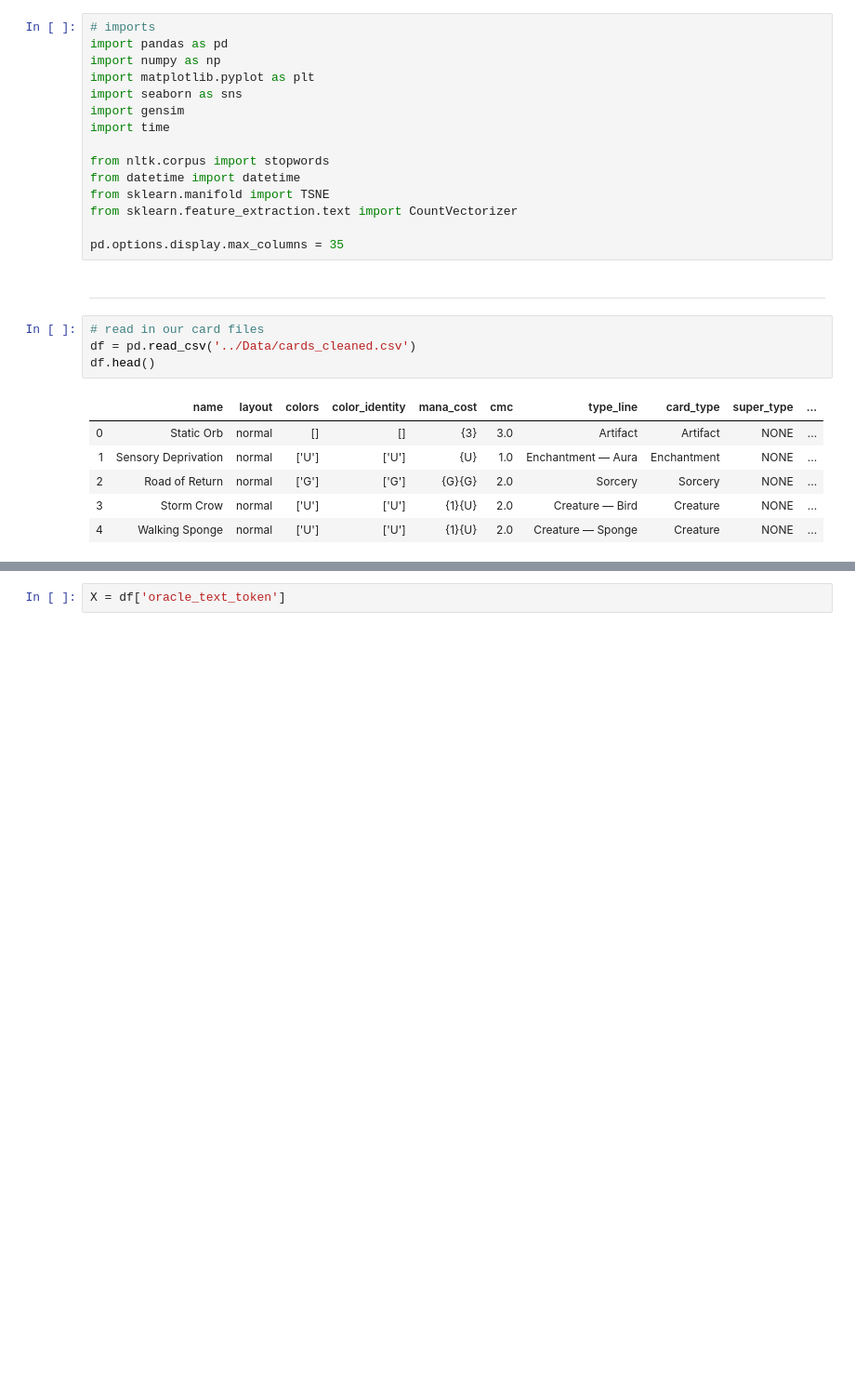
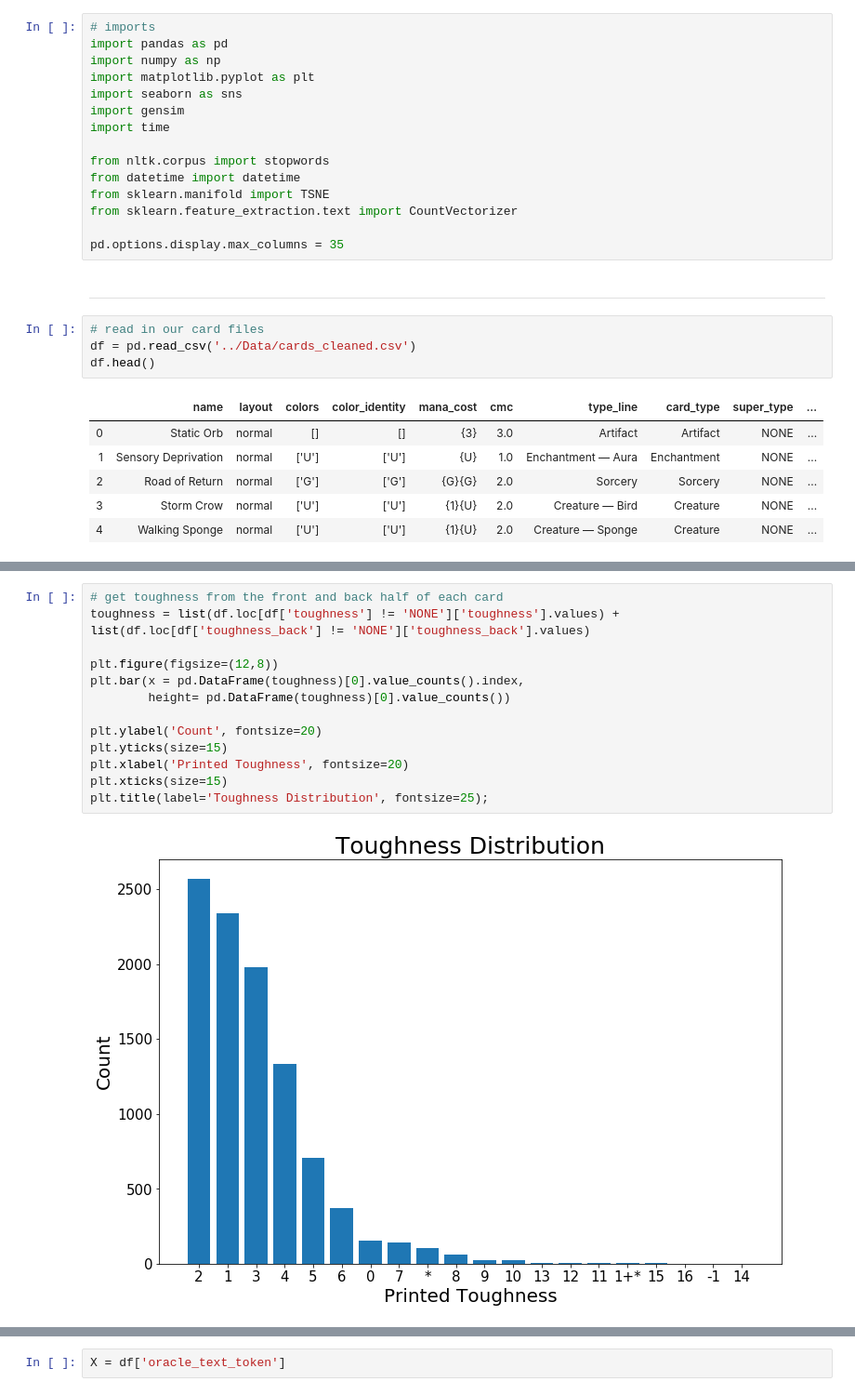
Before and after one commit to CreightonAshton/MTG_Recommender, a Jupyter notebook: Code/02 - EDA.ipynb, the cells around one changed output, grey strips where cells are left out. Shown: that part at 93% size. Drawn from its saved outputs; the diff is of its cells as text; blank space fills up the shorter version.

```diff
--- a/Code/02 - EDA.ipynb
+++ b/Code/02 - EDA.ipynb
@@ -31,0 +67,15 @@ df.head()
+# %%
+# get toughness from the front and back half of each card
+toughness = list(df.loc[df['toughness'] != 'NONE']['toughness'].values) + list(df.loc[df['toughness_back'] != 'NONE']['toughness_back'].values)
+
+plt.figure(figsize=(12,8))
+plt.bar(x = pd.DataFrame(toughness)[0].value_counts().index,
+        height= pd.DataFrame(toughness)[0].value_counts())
+
+plt.ylabel('Count', fontsize=20)
+plt.yticks(size=15)
+plt.xlabel('Printed Toughness', fontsize=20)
+plt.xticks(size=15)
+plt.title(label='Toughness Distribution', fontsize=25);
+# %% [output]
+[figure, added]
```
Also changed, not shown: parts of 15 cells of this notebook.
